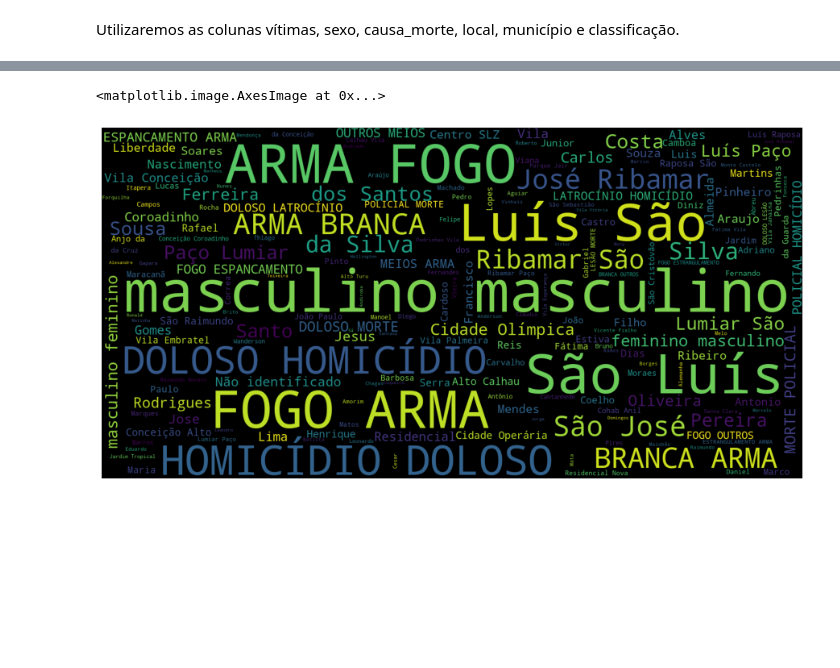
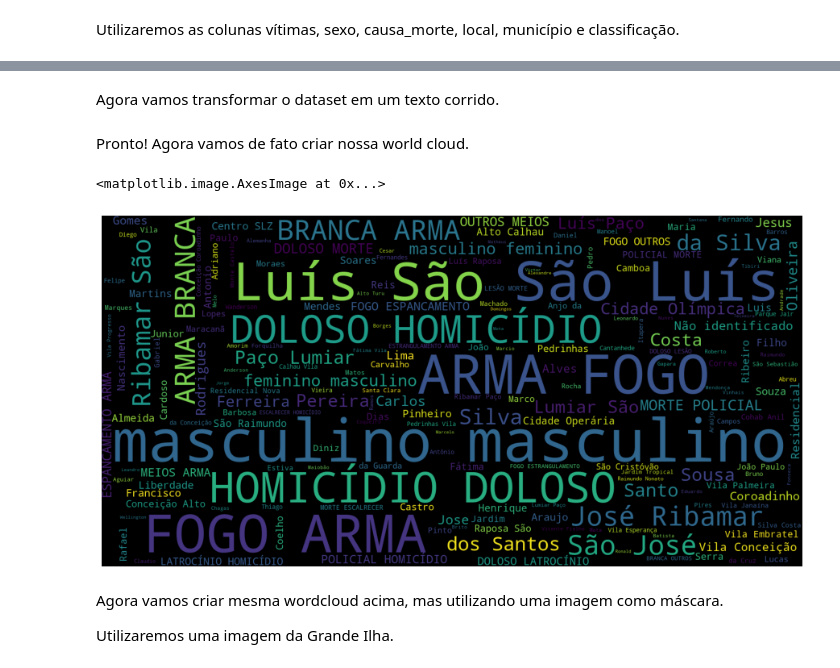
Before and after one commit to jonhsel/Data-Science, a Jupyter notebook: São_Luís_Análise_de_Violência.ipynb, the cells around one changed output, grey strips where cells are left out. Saved outputs shown, nothing was run; the diff lists cells and outputs as text; code cells hidden in the pictures; blank space fills up the shorter version.

```diff
--- a/São_Luís_Análise_de_Violência.ipynb
+++ b/São_Luís_Análise_de_Violência.ipynb
@@ -215,2 +229,5 @@ Observa-se que o campo `Classificação` é o que mais deve ser trabalhado, apre
 # %% [markdown]
 Preenchimento dos valores faltantes.
+# %%
+#preenchimento dos valores ausentes
+df_vslz.fillna('UNKNOWN', axis=1, inplace=True)
@@ -681,2 +734,0 @@ dtype: int64
-# %%
-df_worldcloud.dropna(axis=0,inplace=True )
@@ -702,3 +752,5 @@ df_worldcloud.shape
+# %% [markdown]
+Agora vamos transformar o dataset em um texto corrido.
 # %%
 lista = []
 for i in df_worldcloud.columns:
@@ -706,24 +758,32 @@ for i in df_worldcloud.columns:
     lista.append(text)
 # %%
 texto2 = str(lista)
+# %% [markdown]
+Pronto!
+Agora vamos de fato criar nossa world cloud.
 # %%
-#Definir as stopwords
+#Definir as stopwords (palavras que não devem aparecer)
 stopwords = set(STOPWORDS)
-stopwords.update(['de', 'NI'])
+
+stopwords.update(['de', 'NI','UNKNOWN'])
 
 
 #Criar a nuvem de palavras
 wordcloud = WordCloud(stopwords = stopwords,
                       background_color='black',
                       width=1600, height=800).generate(texto2)
 
 
 #criar a imagem
 fig, ax = plt.subplots(figsize=(16,8))
 ax.imshow(wordcloud, interpolation='bilinear')
 ax.set_axis_off()
 
 plt.imshow(wordcloud)
 # %% [output]
 <matplotlib.image.AxesImage at 0x...>
-[figure, old version]
+[figure, new version]
+# %% [markdown]
+Agora vamos criar mesma wordcloud acima, mas utilizando uma imagem como máscara.
+
+Utilizaremos uma imagem da Grande Ilha.
```
Also changed, not shown: parts of 80 cells of this notebook.
